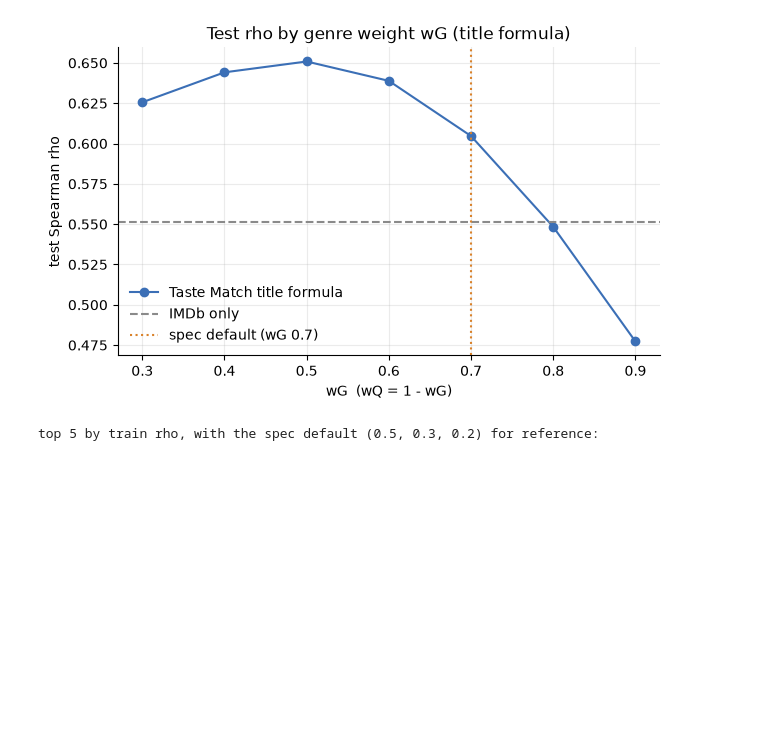
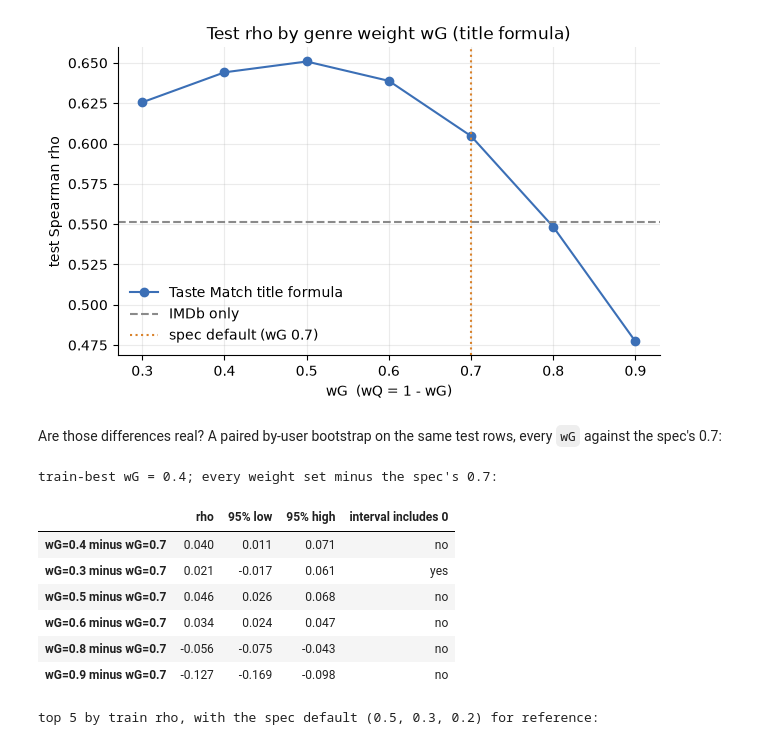
Before and after one commit to Yulinaor/cinecircle, a Jupyter notebook: analysis/02_taste_match_evaluation.ipynb, the cells around one changed output. Cells and saved outputs as stored; diff of their text form; code cells hidden in the pictures; blank space fills up the shorter version.

```diff
--- a/analysis/02_taste_match_evaluation.ipynb
+++ b/analysis/02_taste_match_evaluation.ipynb
@@ -328,6 +374,28 @@ plt.show()
 | 7 | 0.9 | 0.1 | 0.477 | 1.187 |
 best wG on train: 0.4  |  best wG on test: 0.5  |  spec default 0.7: rho 0.605  |  IMDb only: rho 0.552
 [figure]
+# %% [markdown]
+Are those differences real? A paired by-user bootstrap on the same test rows, every `wG` against
+the spec's 0.7:
+# %%
+WGS = [wg for wg, _ in title_grid]  # train-rank order
+title_fns = {f"wG={wg:.1f}": (lambda p, wg=wg: title_score(p, wg, round(1 - wg, 1))) for wg in WGS}
+vs_spec = bootstrap(
+    preds, title_fns, pairs=[(f"wG={wg:.1f}", "wG=0.7") for wg in WGS if wg != 0.7]
+)
+for wg, ev in title_grid:  # the bootstrap's point estimates are the tuning table's test rho
+    assert abs(vs_spec.loc[f"wG={wg:.1f}", "rho"] - ev.rho) < 5e-4  # the table is rounded to 3 places
+print(f"train-best wG = {best_train_wg}; every weight set minus the spec's 0.7:")
+display(vs_spec[vs_spec.index.str.contains(" minus ")])
+# %% [output]
+train-best wG = 0.4; every weight set minus the spec's 0.7:
+|  | rho | 95% low | 95% high | interval includes 0 |
+| wG=0.4 minus wG=0.7 | 0.040 | 0.011 | 0.071 | no |
+| wG=0.3 minus wG=0.7 | 0.021 | -0.017 | 0.061 | yes |
+| wG=0.5 minus wG=0.7 | 0.046 | 0.026 | 0.068 | no |
+| wG=0.6 minus wG=0.7 | 0.034 | 0.024 | 0.047 | no |
+| wG=0.8 minus wG=0.7 | -0.056 | -0.075 | -0.043 | no |
+| wG=0.9 minus wG=0.7 | -0.127 | -0.169 | -0.098 | no |
 # %%
 feed_grid = tune_feed(with_s)  # all rows here have S
 feed_tuning = pd.DataFrame(
```
Also changed, not shown: parts of 5 cells of this notebook, 3 other files.
